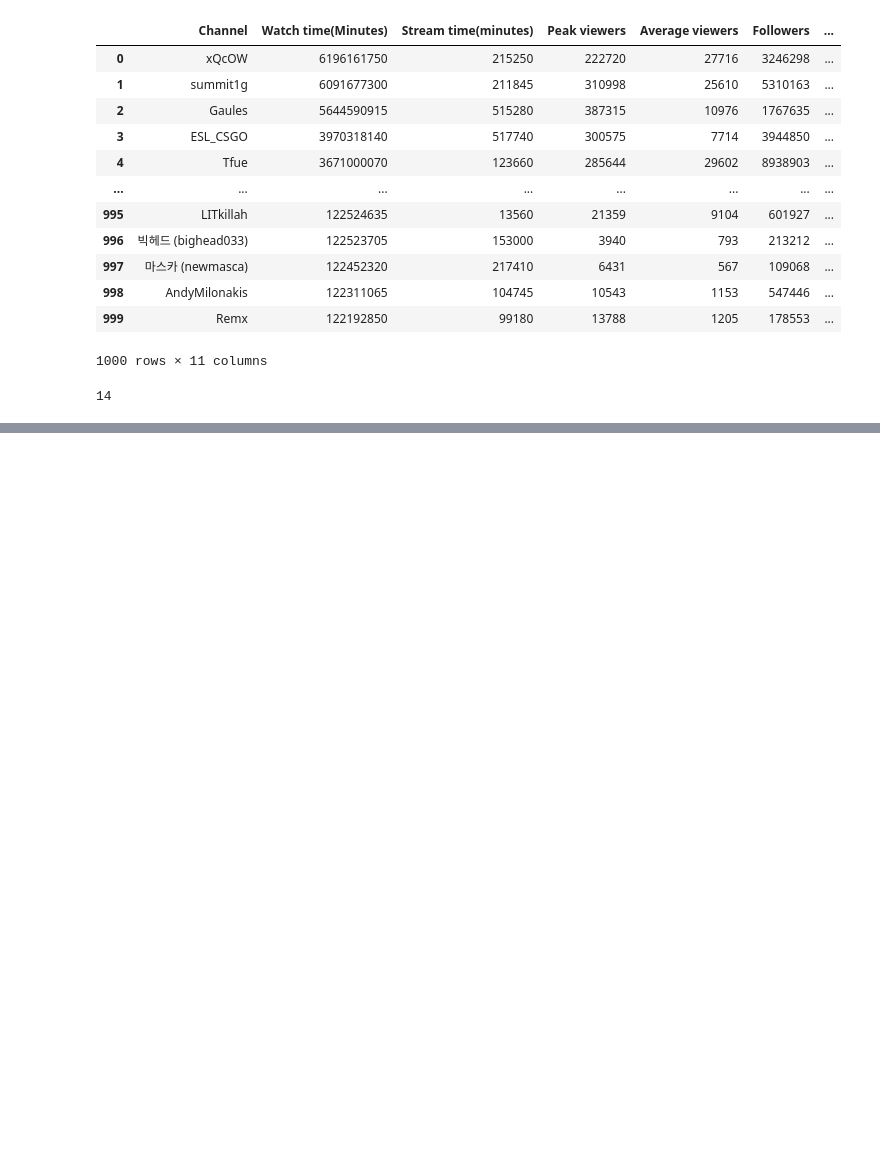
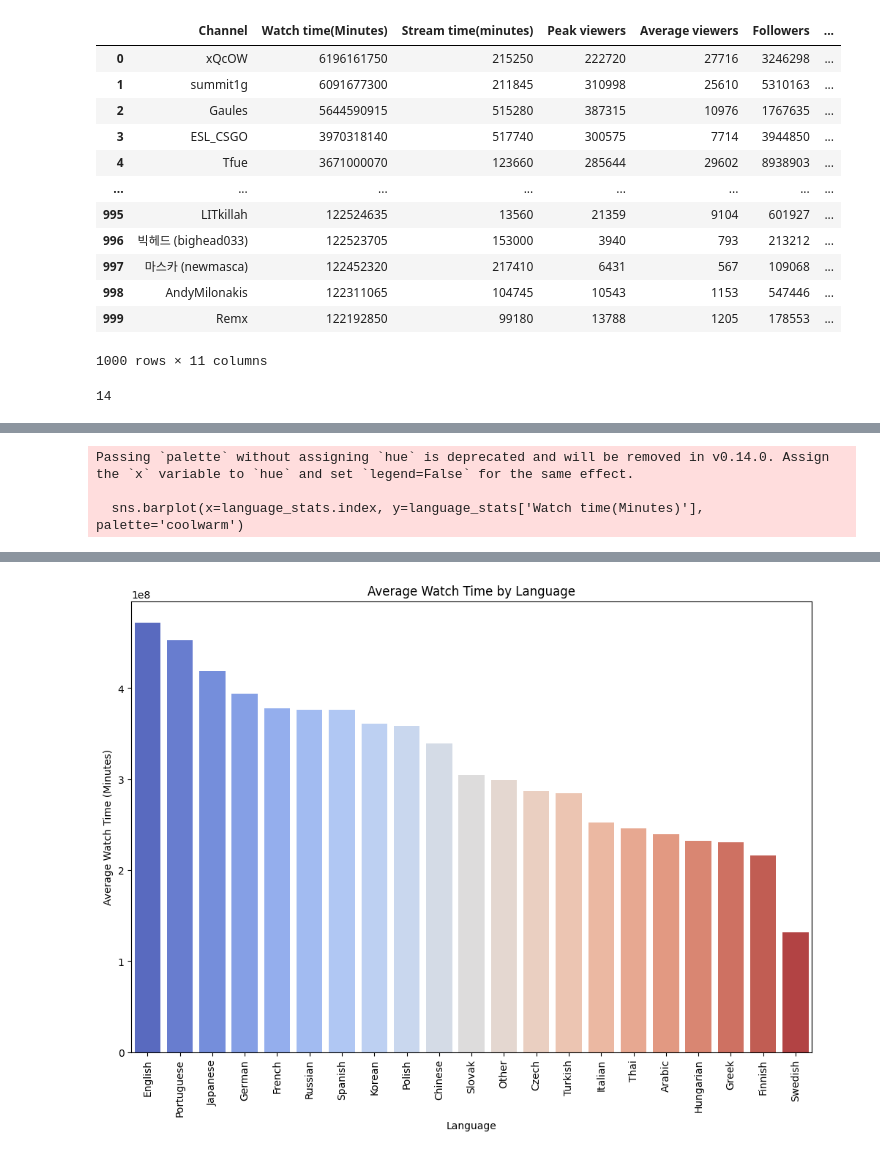
Before and after one commit to build-summer-2024/async-blue-Isaiah-Stokke-final-project, a Jupyter notebook: data_analysis.ipynb, the cells around one changed output, grey strips where cells are left out. Cells and saved outputs as stored; diff of their text form; code cells hidden in the pictures; blank space fills up the shorter version.

```diff
--- a/data_analysis.ipynb
+++ b/data_analysis.ipynb
@@ -28,0 +52,9 @@ top200['Language'].nunique()
+# %%
+# Group by language and calculate mean watch time and followers
+language_stats = df.groupby('Language').agg({
+    'Watch time(Minutes)': 'mean',
+    'Followers': 'mean'
+}).sort_values(by='Watch time(Minutes)', ascending=False)
+
+# Display the stats
+language_stats
@@ -28,0 +80,12 @@ top200['Language'].nunique()
+# %%
+plt.figure(figsize=(12, 8))
+sns.barplot(x=language_stats.index, y=language_stats['Watch time(Minutes)'], palette='coolwarm')
+plt.title('Average Watch Time by Language')
+plt.xlabel('Language')
+plt.ylabel('Average Watch Time (Minutes)')
+plt.xticks(rotation=90)
+plt
+# %% [output]
+Passing `palette` without assigning `hue` is deprecated and will be removed in v0.14.0. Assign the `x` variable to `hue` and set `legend=False` for the same effect.
+
+  sns.barplot(x=language_stats.index, y=language_stats['Watch time(Minutes)'], palette='coolwarm')
@@ -28,0 +93 @@ top200['Language'].nunique()
+[figure, added]
```
Also changed, not shown: parts of 13 cells of this notebook, 1 other file.
